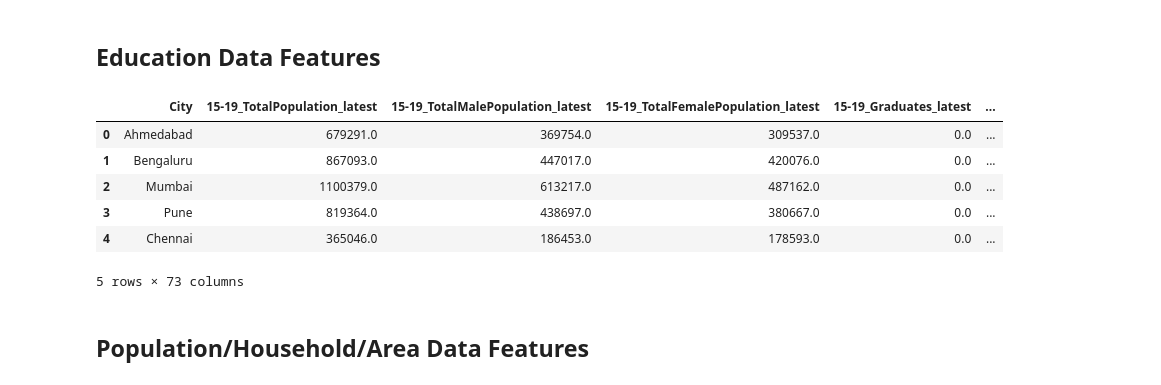
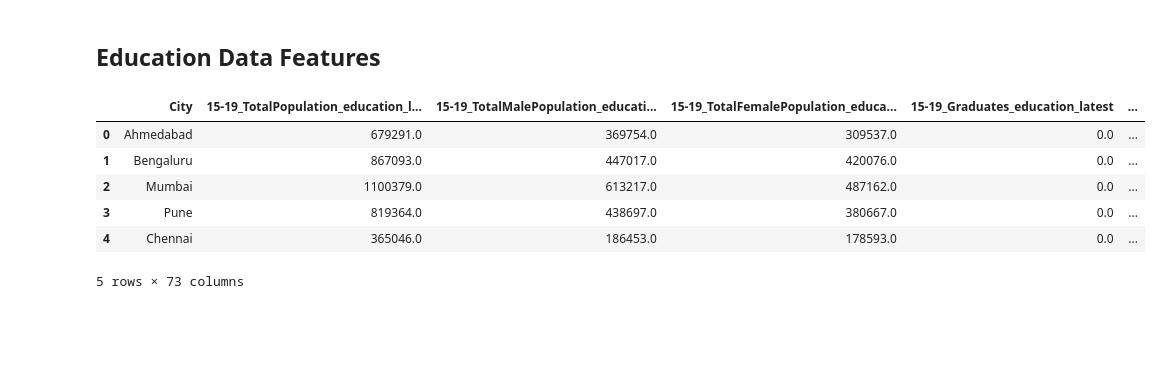
Before and after one commit to SakshatRao/R2_Data_Labs_Hackathon, a Jupyter notebook: CitySelection.ipynb, the cells around one changed output. Cells and saved outputs as stored; diff of their text form; code cells hidden in the pictures; blank space fills up the shorter version.

```diff
--- a/CitySelection.ipynb
+++ b/CitySelection.ipynb
@@ -329,40 +329,38 @@ def get_education_data(cities):
             district = city_to_district_map
             districts_years = [(district, 1991, ''), (district, 2001, ''), (district, 2011, '')]
         history = []
         years = [1991, 2001, 2011]
         for year_idx, (district, year, state) in enumerate(districts_years):
             if(state == ''):
                 district_education_data = preprocessor.education_data[preprocessor.education_data['District'] == district]
             else:
                 district_education_data = preprocessor.education_data[preprocessor.education_data['State'] == state]
                 district_education_data = district_education_data.groupby('Year')[district_education_data.columns[:-3]].aggregate('sum').reset_index(drop = False).rename({'index': 'Year'})
                 district_education_data['State'] = pd.Series([state] * district_education_data.shape[0])
                 district_education_data['District'] = pd.Series([''] * district_education_data.shape[0])
                 district_education_data = district_education_data[[*district_education_data.columns[1:]] + [district_education_data.columns[0]]]
             yearly_district_education_data = district_education_data[district_education_data['Year'] == year]
             if(yearly_district_education_data.shape[0] == 0):
                 district_education_history[:, years.index(year)] = np.nan
                 continue
             assert(yearly_district_education_data.shape[0] == 1)
             for col_idx, col in enumerate(yearly_district_education_data.columns[:-3]):
                 district_education_history[col_idx, years.index(year)] += yearly_district_education_data.iloc[0][col]
         district_education_history = [*district_education_history]
         district_education_data = [city, *[x[2] for x in district_education_history]]
         cities_education_data.append(district_education_data + district_education_history)
-    cities_education_data = pd.DataFrame(cities_education_data, columns = ['City'] + [x + "_latest" for x in preprocessor.education_data.columns[:-3]] + [x + '_history' for x in preprocessor.education_data.columns[:-3]])
+    cities_education_data = pd.DataFrame(cities_education_data, columns = ['City'] + [x + "_education_latest" for x in preprocessor.education_data.columns[:-3]] + [x + '_education_history' for x in preprocessor.education_data.columns[:-3]])
     return cities_education_data
 
 education_data = get_education_data(tier_1_2_cities)
 # print(pd.isnull(education_data).sum().sum())
 # print(education_data.info())
 education_data.head()
 # %% [output]
-|  | City | 15-19_TotalPopulation_latest | 15-19_TotalMalePopulation_latest | 15-19_TotalFemalePopulation_latest | 15-19_Graduates_latest | ... |
+|  | City | 15-19_TotalPopulation_education_l... | 15-19_TotalMalePopulation_educati... | 15-19_TotalFemalePopulation_educa... | 15-19_Graduates_education_latest | ... |
 | 0 | Ahmedabad | 679291.0 | 369754.0 | 309537.0 | 0.0 | ... |
 | 1 | Bengaluru | 867093.0 | 447017.0 | 420076.0 | 0.0 | ... |
 | 2 | Mumbai | 1100379.0 | 613217.0 | 487162.0 | 0.0 | ... |
 | 3 | Pune | 819364.0 | 438697.0 | 380667.0 | 0.0 | ... |
 | 4 | Chennai | 365046.0 | 186453.0 | 178593.0 | 0.0 | ... |
 5 rows × 73 columns
-# %% [markdown]
-## Population/Household/Area Data Features
```
Also changed, not shown: parts of 56 cells of this notebook.
